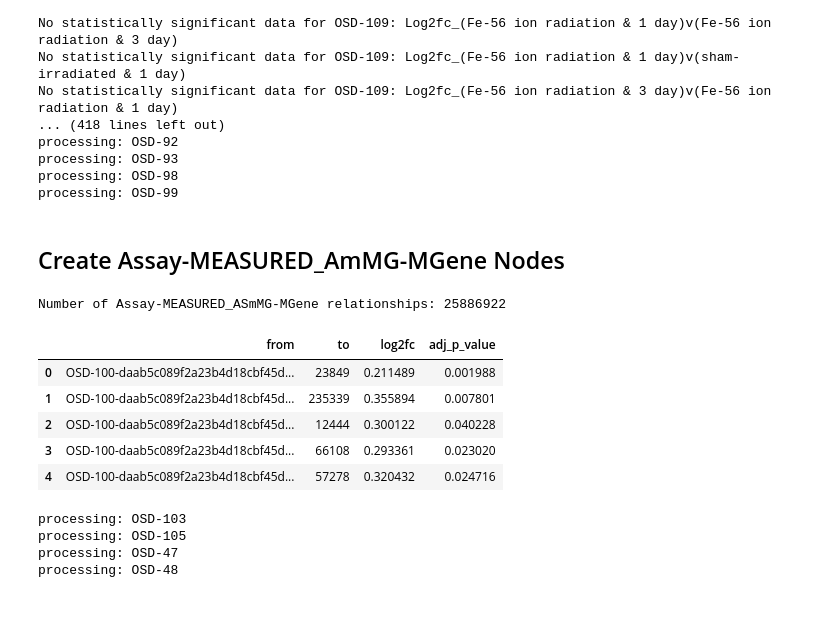
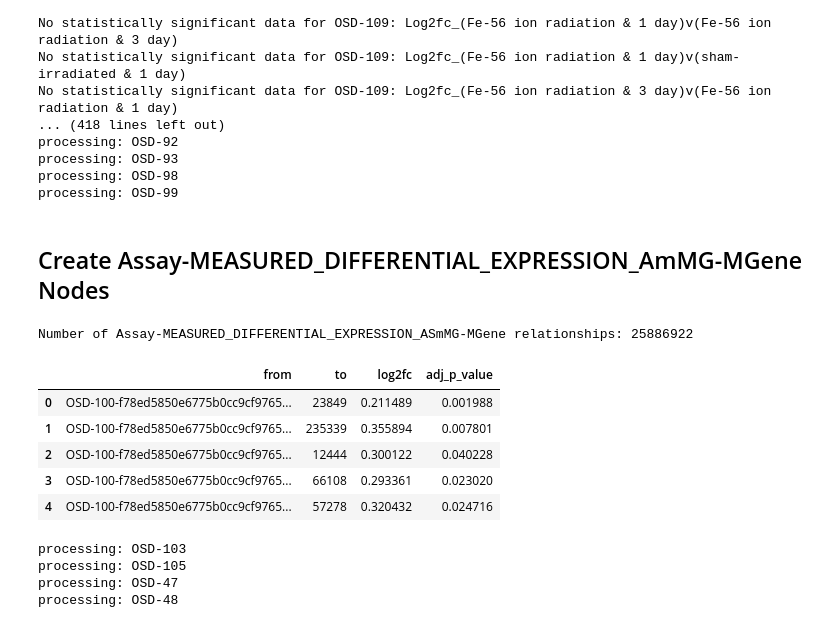
Before and after one commit to asaravia-butler/spoke_genelab, a Jupyter notebook: notebooks/4_create_assay_nodes.ipynb, the cells around one changed output. Saved outputs shown, nothing was run; the diff lists cells and outputs as text; code cells hidden in the pictures.

```diff
--- a/notebooks/4_create_assay_nodes.ipynb
+++ b/notebooks/4_create_assay_nodes.ipynb
@@ -232,19 +233,19 @@ processing: OSD-93
 processing: OSD-98
 processing: OSD-99
 # %% [markdown]
-## Create Assay-MEASURED_AmMG-MGene Nodes
+## Create Assay-MEASURED_DIFFERENTIAL_EXPRESSION_AmMG-MGene Nodes
 # %%
-assay_measured_mgene_rels = gl.save_dataframe_to_kg(assay_measured_mgene, 'Assay-MEASURED_ASmMG-MGene', rel_dir)
-print(f"Number of Assay-MEASURED_ASmMG-MGene relationships: {assay_measured_mgene_rels.shape[0]}")
+assay_measured_mgene_rels = gl.save_dataframe_to_kg(assay_measured_mgene, 'Assay-MEASURED_DIFFERENTIAL_EXPRESSION_ASmMG-MGene', rel_dir)
+print(f"Number of Assay-MEASURED_DIFFERENTIAL_EXPRESSION_ASmMG-MGene relationships: {assay_measured_mgene_rels.shape[0]}")
 assay_measured_mgene_rels.head()
 # %% [output]
-Number of Assay-MEASURED_ASmMG-MGene relationships: 25886922
+Number of Assay-MEASURED_DIFFERENTIAL_EXPRESSION_ASmMG-MGene relationships: 25886922
 |  | from | to | log2fc | adj_p_value |
-| 0 | OSD-100-daab5c089f2a23b4d18cbf45d... | 23849 | 0.211489 | 0.001988 |
-| 1 | OSD-100-daab5c089f2a23b4d18cbf45d... | 235339 | 0.355894 | 0.007801 |
-| 2 | OSD-100-daab5c089f2a23b4d18cbf45d... | 12444 | 0.300122 | 0.040228 |
-| 3 | OSD-100-daab5c089f2a23b4d18cbf45d... | 66108 | 0.293361 | 0.023020 |
-| 4 | OSD-100-daab5c089f2a23b4d18cbf45d... | 57278 | 0.320432 | 0.024716 |
+| 0 | OSD-100-f78ed5850e6775b0cc9cf9765... | 23849 | 0.211489 | 0.001988 |
+| 1 | OSD-100-f78ed5850e6775b0cc9cf9765... | 235339 | 0.355894 | 0.007801 |
+| 2 | OSD-100-f78ed5850e6775b0cc9cf9765... | 12444 | 0.300122 | 0.040228 |
+| 3 | OSD-100-f78ed5850e6775b0cc9cf9765... | 66108 | 0.293361 | 0.023020 |
+| 4 | OSD-100-f78ed5850e6775b0cc9cf9765... | 57278 | 0.320432 | 0.024716 |
 # %%
 methylation_data = gl.extract_methylation_data(assays, threshold=0.05)
 # %% [output]
```
Also changed, not shown: parts of 6 cells of this notebook, 6 other files.
